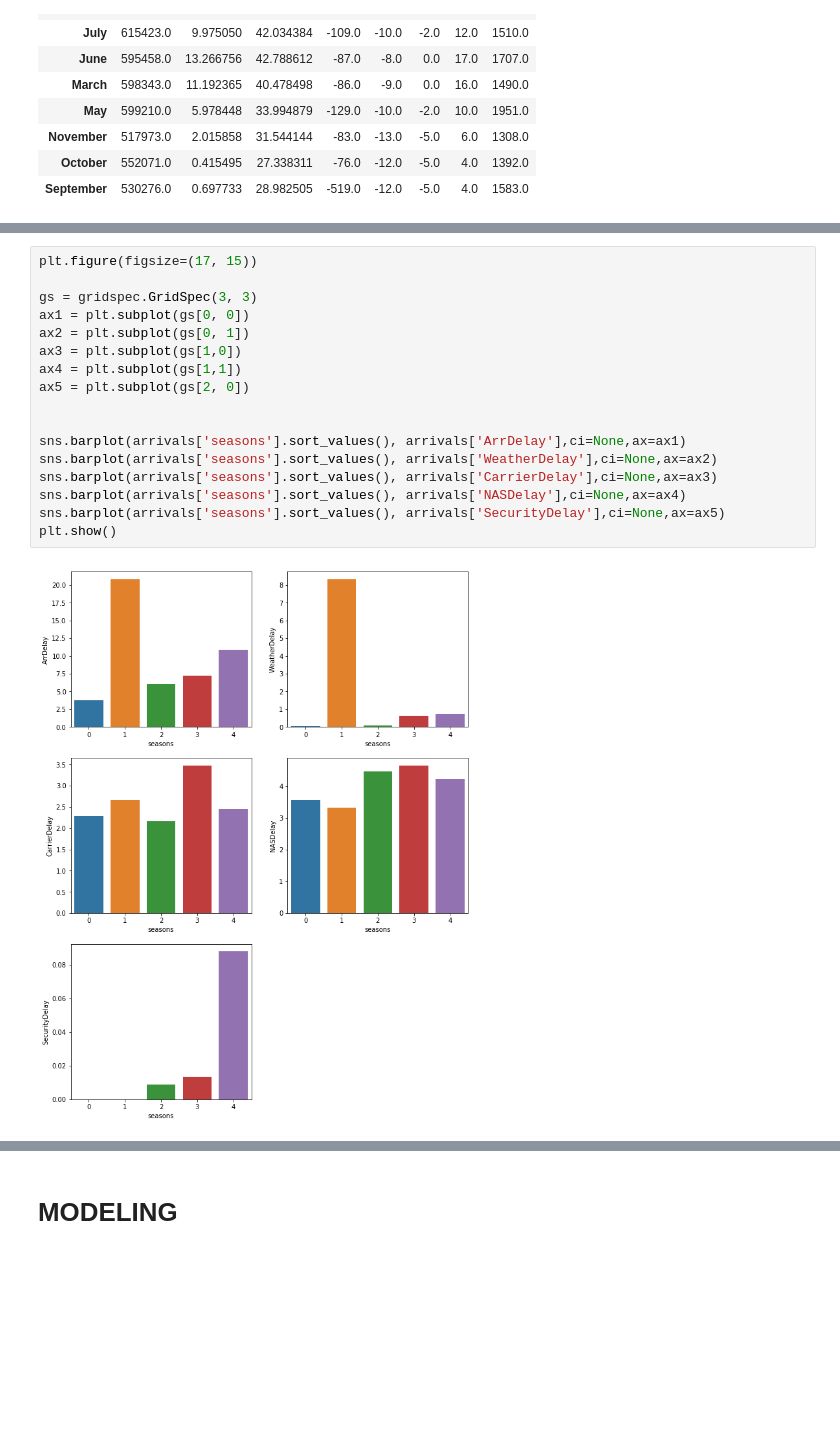
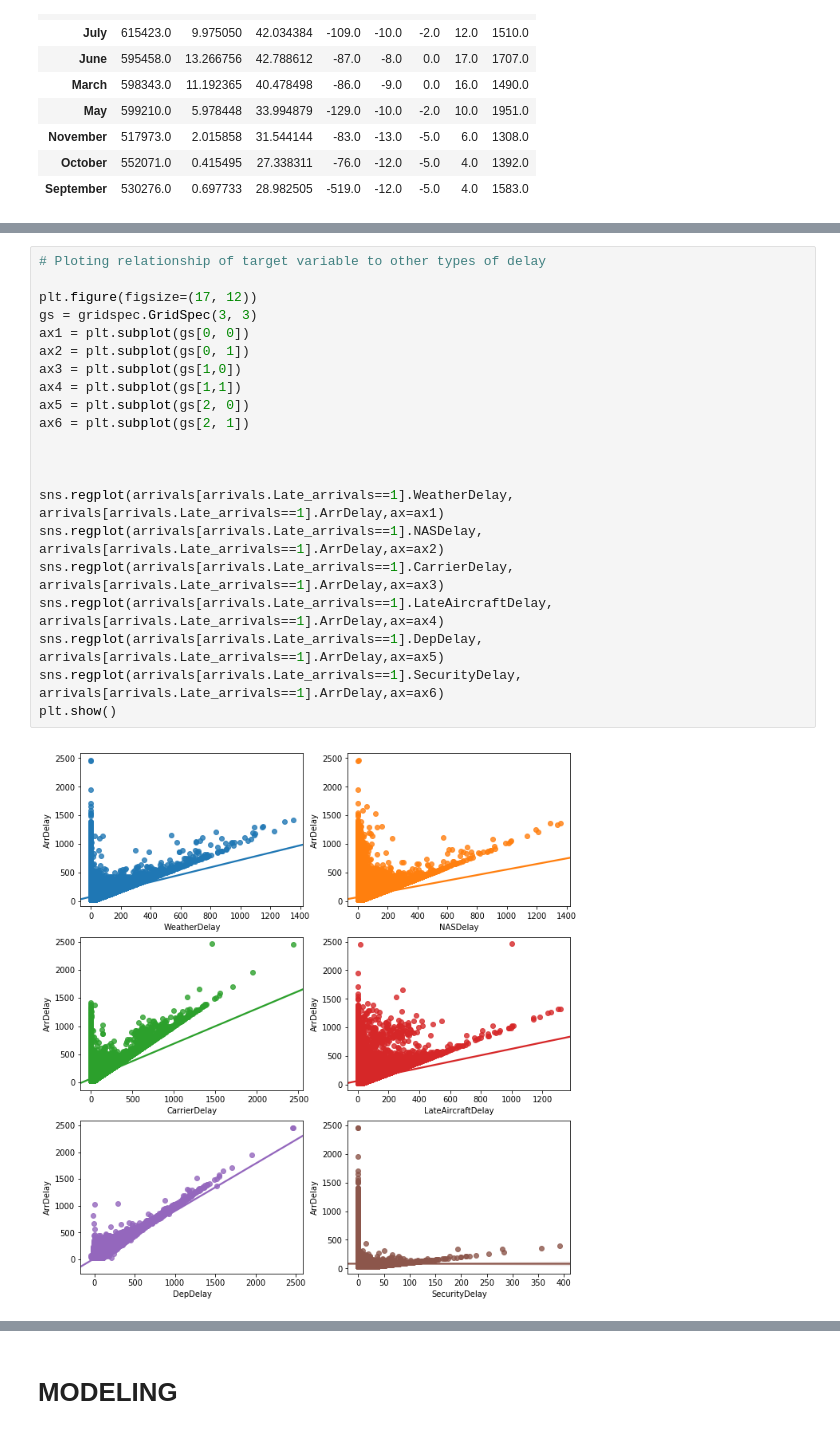
Before and after one commit to keith44/TF-Data_Science, a Jupyter notebook: Data_Science/Supervised learning/Airline Arrivals.ipynb, the cells around one changed output, grey strips where cells are left out. Cells and saved outputs as stored; diff of their text form; blank space fills up the shorter version.

```diff
--- a/Data_Science/Supervised learning/Airline Arrivals.ipynb
+++ b/Data_Science/Supervised learning/Airline Arrivals.ipynb
@@ -560,21 +522,25 @@ plt.show()
 # %% [output]
 [figure]
 # %%
-plt.figure(figsize=(17, 15))
+# Ploting relationship of target variable to other types of delay
 
+plt.figure(figsize=(17, 12))
 gs = gridspec.GridSpec(3, 3)
 ax1 = plt.subplot(gs[0, 0])
 ax2 = plt.subplot(gs[0, 1])
 ax3 = plt.subplot(gs[1,0])
 ax4 = plt.subplot(gs[1,1])
 ax5 = plt.subplot(gs[2, 0])
+ax6 = plt.subplot(gs[2, 1])
 
 
-sns.barplot(arrivals['seasons'].sort_values(), arrivals['ArrDelay'],ci=None,ax=ax1)
-sns.barplot(arrivals['seasons'].sort_values(), arrivals['WeatherDelay'],ci=None,ax=ax2)
-sns.barplot(arrivals['seasons'].sort_values(), arrivals['CarrierDelay'],ci=None,ax=ax3)
-sns.barplot(arrivals['seasons'].sort_values(), arrivals['NASDelay'],ci=None,ax=ax4)
-sns.barplot(arrivals['seasons'].sort_values(), arrivals['SecurityDelay'],ci=None,ax=ax5)
+
+sns.regplot(arrivals[arrivals.Late_arrivals==1].WeatherDelay, arrivals[arrivals.Late_arrivals==1].ArrDelay,ax=ax1)
+sns.regplot(arrivals[arrivals.Late_arrivals==1].NASDelay, arrivals[arrivals.Late_arrivals==1].ArrDelay,ax=ax2)
+sns.regplot(arrivals[arrivals.Late_arrivals==1].CarrierDelay, arrivals[arrivals.Late_arrivals==1].ArrDelay,ax=ax3)
+sns.regplot(arrivals[arrivals.Late_arrivals==1].LateAircraftDelay, arrivals[arrivals.Late_arrivals==1].ArrDelay,ax=ax4)
+sns.regplot(arrivals[arrivals.Late_arrivals==1].DepDelay, arrivals[arrivals.Late_arrivals==1].ArrDelay,ax=ax5)
+sns.regplot(arrivals[arrivals.Late_arrivals==1].SecurityDelay, arrivals[arrivals.Late_arrivals==1].ArrDelay,ax=ax6)
 plt.show()
 # %% [output]
-[figure, old version]
+[figure, new version]
```
Also changed, not shown: parts of 41 cells of this notebook, 2 other files.
